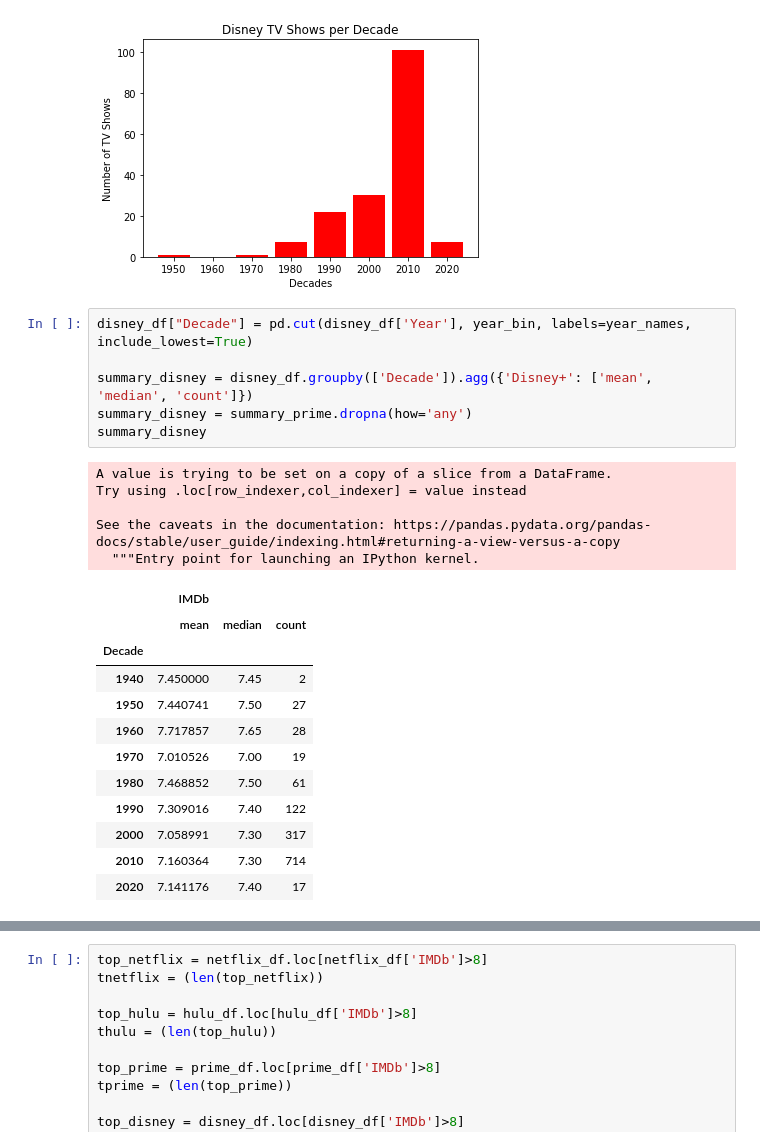
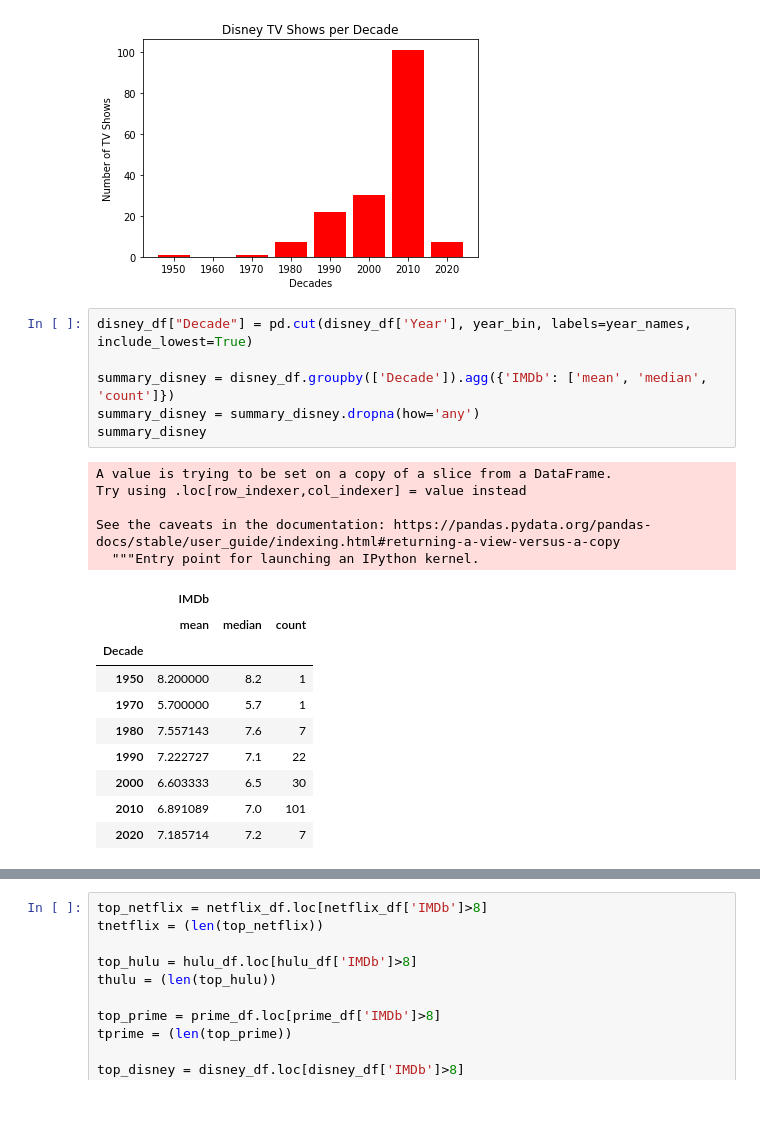
Before and after one commit to trevorguleserian/Project1, a Jupyter notebook: tv_data.ipynb, the cells around one changed output, grey strips where cells are left out. Cells and saved outputs as stored; diff of their text form; blank space fills up the shorter version.

```diff
--- a/tv_data.ipynb
+++ b/tv_data.ipynb
@@ -229,24 +268,22 @@ plt.show()
 # %%
 disney_df["Decade"] = pd.cut(disney_df['Year'], year_bin, labels=year_names, include_lowest=True)
 
-summary_disney = disney_df.groupby(['Decade']).agg({'Disney+': ['mean', 'median', 'count']})
-summary_disney = summary_prime.dropna(how='any')
+summary_disney = disney_df.groupby(['Decade']).agg({'IMDb': ['mean', 'median', 'count']})
+summary_disney = summary_disney.dropna(how='any')
 summary_disney
 # %% [output]
 A value is trying to be set on a copy of a slice from a DataFrame.
 Try using .loc[row_indexer,col_indexer] = value instead
 
 See the caveats in the documentation: https://pandas.pydata.org/pandas-docs/stable/user_guide/indexing.html#returning-a-view-versus-a-copy
   """Entry point for launching an IPython kernel.
 |  | IMDb |  |  |
 |  | mean | median | count |
 | Decade |  |  |  |
-| 1940 | 7.450000 | 7.45 | 2 |
-| 1950 | 7.440741 | 7.50 | 27 |
-| 1960 | 7.717857 | 7.65 | 28 |
-| 1970 | 7.010526 | 7.00 | 19 |
-| 1980 | 7.468852 | 7.50 | 61 |
-| 1990 | 7.309016 | 7.40 | 122 |
-| 2000 | 7.058991 | 7.30 | 317 |
-| 2010 | 7.160364 | 7.30 | 714 |
-| 2020 | 7.141176 | 7.40 | 17 |
+| 1950 | 8.200000 | 8.2 | 1 |
+| 1970 | 5.700000 | 5.7 | 1 |
+| 1980 | 7.557143 | 7.6 | 7 |
+| 1990 | 7.222727 | 7.1 | 22 |
+| 2000 | 6.603333 | 6.5 | 30 |
+| 2010 | 6.891089 | 7.0 | 101 |
+| 2020 | 7.185714 | 7.2 | 7 |
```
Also changed, not shown: parts of 5 cells of this notebook, 6 other files.
